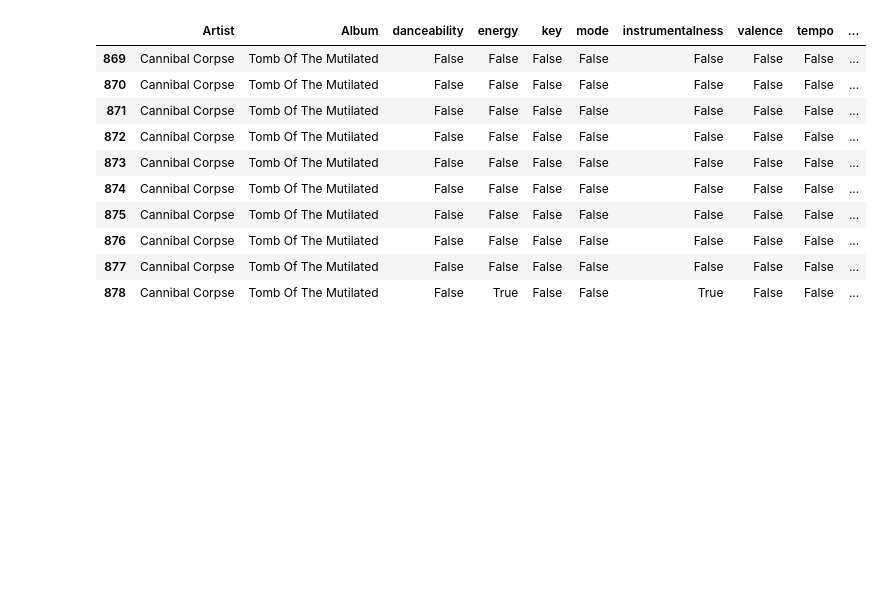
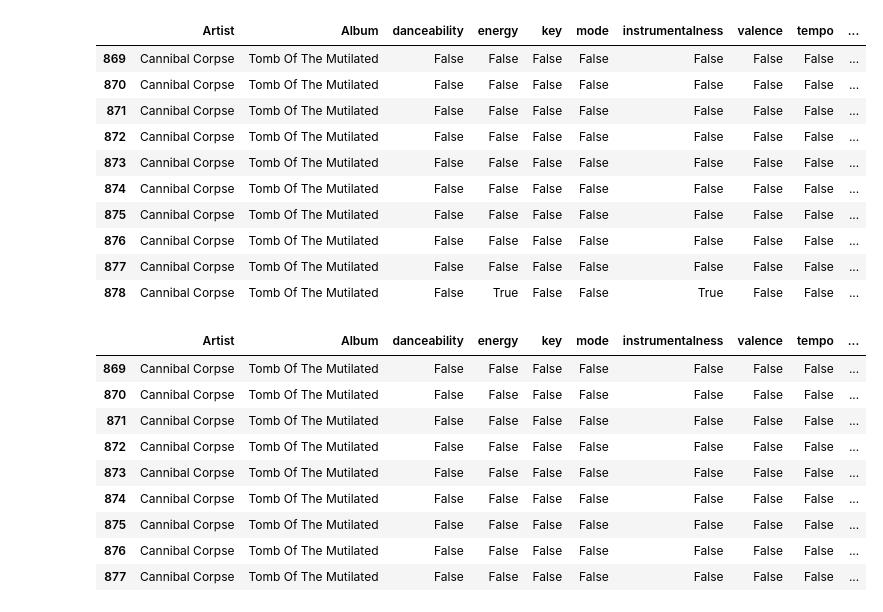
Before and after one commit to rbuerki/death-metal-disco, a Jupyter notebook: 2-EDA_on_individual_Song_Level.ipynb, the cells around one changed output. Cells and saved outputs as stored; diff of their text form; code cells hidden in the pictures; blank space fills up the shorter version.

```diff
--- a/2-EDA_on_individual_Song_Level.ipynb
+++ b/2-EDA_on_individual_Song_Level.ipynb
@@ -247,3 +236,58 @@ test.style.apply(highlight_true)
 | 876 | Cannibal Corpse | Tomb Of The Mutilated | False | False | False | False | False | False | False | ... |
 | 877 | Cannibal Corpse | Tomb Of The Mutilated | False | False | False | False | False | False | False | ... |
 | 878 | Cannibal Corpse | Tomb Of The Mutilated | False | True | False | False | True | False | False | ... |
+# %%
+def _drop_outliers_IQR_method(df, drop_outliers=True, IQR_dist=1.5, threshold=2):
+    """Drop songs with an outlier count that reaches the defined threshold.
+    All numeric columns (--> audio features) are checked, NaN values are ignored.
+    This step is optional and can be disabled.
+
+    Args:
+        df (pd.DataFrame): Audio features for the different songs, output of
+            get_audio_features function.
+        drop_oultiers (bool, optional): Controls if outlier removal is applied
+            or not. Enables or disables this function. Defaults to True.
+        IQR_dist (float, optional): Definition of cut-off distance from quartiles
+            that defines outliers. Defaults to 1.5.
+        threshold (int, optional): Songs with equal or more outlier values will
+            be dropped. Defaults to 2.
+
+    Returns:
+        pd.DataFrame: Audio features dataframe with "outlier songs" removed.
+    """
+    if drop_outliers:
+        outlier_cols = list(df.select_dtypes(include=["float64", "int64"]).columns)
+        other_cols = [x for x in df.columns if x not in outlier_cols]
+        return_df = df[other_cols].copy()
+
+        for col in outlier_cols:
+            q25, q75 = np.nanpercentile(df[col], 25), np.nanpercentile(df[col], 75)
+            iqr = q75 - q25
+            # calculate the outlier cut-off
+            cut_off = iqr * IQR_dist
+            lower, upper = q25 - cut_off, q75 + cut_off
+            # identify outliers
+            outliers = (df[col] < lower) | (df[col] > upper)
+            outliers = pd.DataFrame(outliers, columns=[col])
+            return_df = pd.concat([return_df, outliers], axis=1, sort=False)
+
+        return_df["sum"] = df.sum(axis=1)
+        return_df = return_df.loc[return_df["sum"] < threshold]
+        return_df.drop(["sum"], inplace=True, axis=1)
+
+        return return_df
+    else:
+        return df
+# %%
+_drop_outliers_IQR_method(test)
+# %% [output]
+|  | Artist | Album | danceability | energy | key | mode | instrumentalness | valence | tempo | ... |
+| 869 | Cannibal Corpse | Tomb Of The Mutilated | False | False | False | False | False | False | False | ... |
+| 870 | Cannibal Corpse | Tomb Of The Mutilated | False | False | False | False | False | False | False | ... |
+| 871 | Cannibal Corpse | Tomb Of The Mutilated | False | False | False | False | False | False | False | ... |
+| 872 | Cannibal Corpse | Tomb Of The Mutilated | False | False | False | False | False | False | False | ... |
+| 873 | Cannibal Corpse | Tomb Of The Mutilated | False | False | False | False | False | False | False | ... |
+| 874 | Cannibal Corpse | Tomb Of The Mutilated | False | False | False | False | False | False | False | ... |
+| 875 | Cannibal Corpse | Tomb Of The Mutilated | False | False | False | False | False | False | False | ... |
+| 876 | Cannibal Corpse | Tomb Of The Mutilated | False | False | False | False | False | False | False | ... |
+| 877 | Cannibal Corpse | Tomb Of The Mutilated | False | False | False | False | False | False | False | ... |
```
Also changed, not shown: parts of 7 cells of this notebook.
